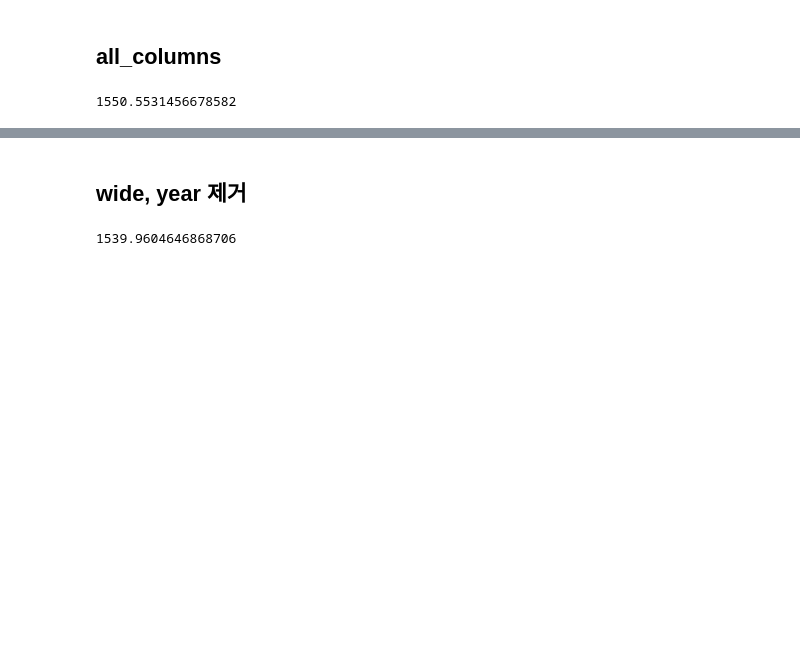
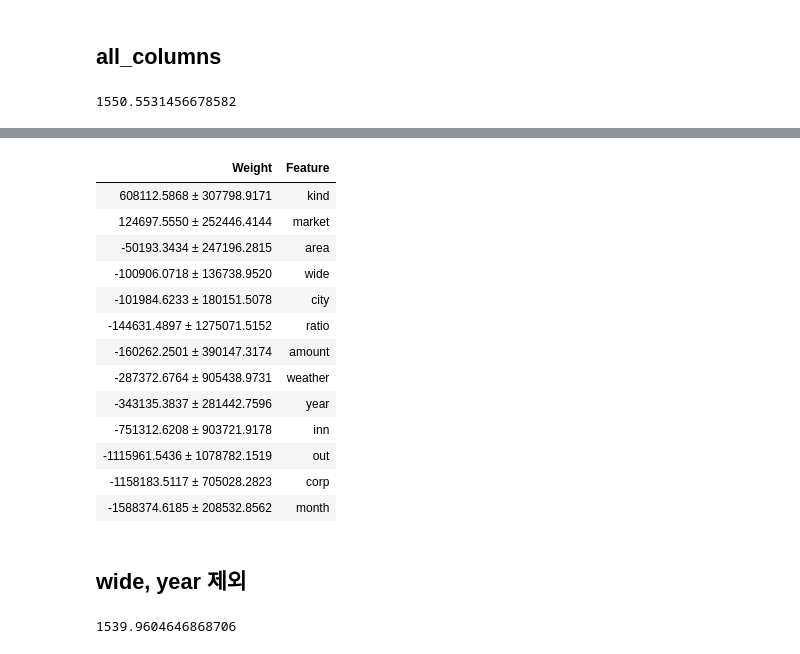
Before and after one commit to seosztt/ML_Project, a Jupyter notebook: inout_merge.ipynb, the cells around one changed output, grey strips where cells are left out. Cells and saved outputs as stored; diff of their text form; code cells hidden in the pictures; blank space fills up the shorter version.

```diff
--- a/inout_merge.ipynb
+++ b/inout_merge.ipynb
@@ -143,5 +166,32 @@ np.sqrt(-scores.mean())
+# %%
+X_test=test.drop(columns=['price'])
+y=test['price']
+# %%
+import eli5
+from eli5.sklearn import PermutationImportance
+
+RF=RandomForestRegressor(random_state=2045)
+RF.fit(X_train, y_train)
+
+perm = PermutationImportance(RF, scoring = "neg_mean_squared_error", random_state = 2045).fit(X_test, y)
+eli5.show_weights(perm, top = 20, feature_names = X_test.columns.tolist())
+# %% [output]
+| Weight | Feature |
+| 608112.5868 ± 307798.9171 | kind |
+| 124697.5550 ± 252446.4144 | market |
+| -50193.3434 ± 247196.2815 | area |
+| -100906.0718 ± 136738.9520 | wide |
+| -101984.6233 ± 180151.5078 | city |
+| -144631.4897 ± 1275071.5152 | ratio |
+| -160262.2501 ± 390147.3174 | amount |
+| -287372.6764 ± 905438.9731 | weather |
+| -343135.3837 ± 281442.7596 | year |
+| -751312.6208 ± 903721.9178 | inn |
+| -1115961.5436 ± 1078782.1519 | out |
+| -1158183.5117 ± 705028.2823 | corp |
+| -1588374.6185 ± 208532.8562 | month |
 # %% [markdown]
-## wide, year 제거
+## wide, year 제외
 # %%
 X_train=train.drop(columns=['price','wide','year'])
 y_train=train['price']
```
Also changed, not shown: parts of 17 cells of this notebook.
